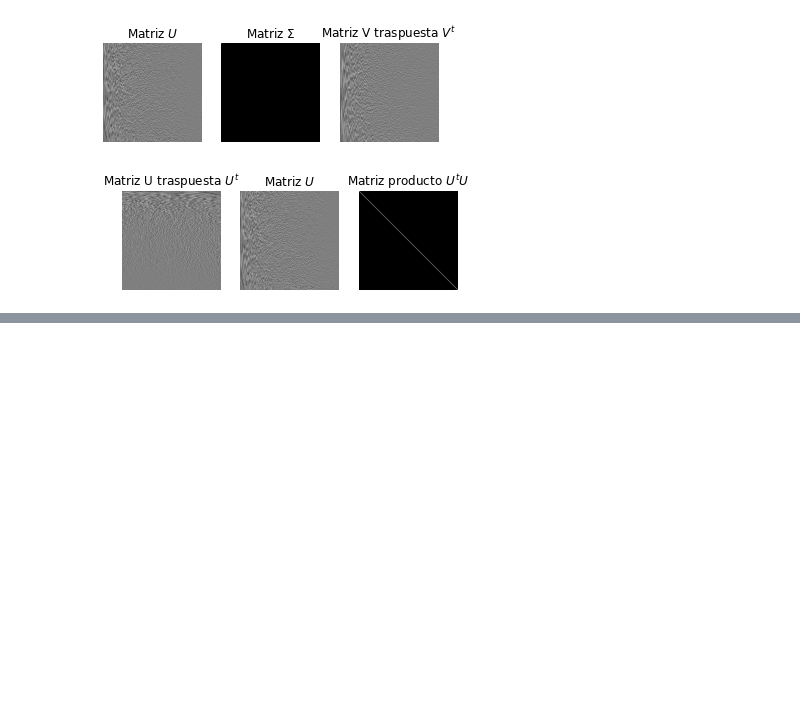
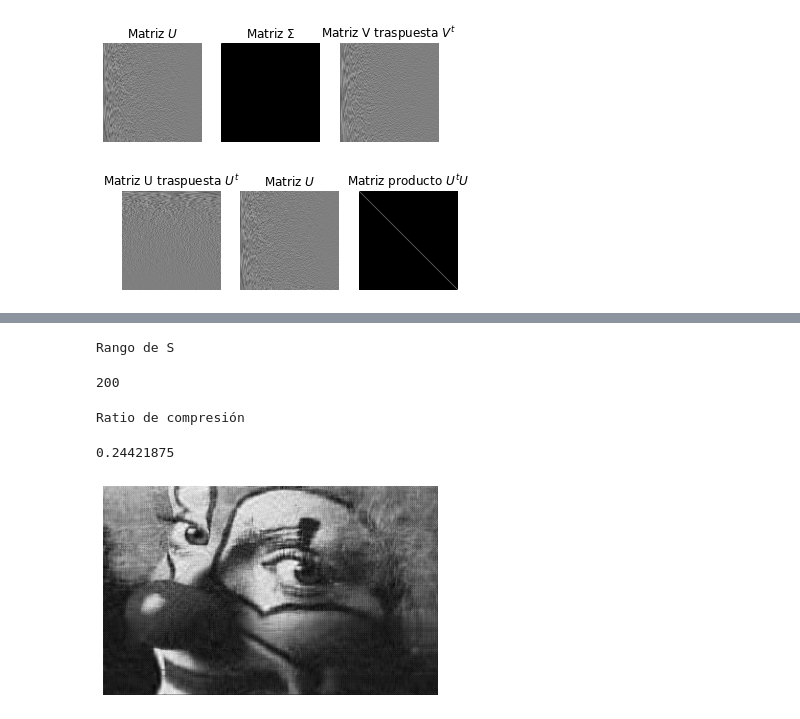
Before and after one commit to rollervan/FunMat, a Jupyter notebook: Codes/Clase IV.ipynb, the cells around one changed output, grey strips where cells are left out. Saved outputs shown, nothing was run; the diff lists cells and outputs as text; code cells hidden in the pictures; blank space fills up the shorter version.

```diff
--- a/Codes/Clase IV.ipynb
+++ b/Codes/Clase IV.ipynb
@@ -270,0 +553,28 @@ $\displaystyle \left[\begin{matrix}1.0 $\epsilon$ + 2.0 & 3.0\\3.0 & 1.0 $\epsil
+# %%
+# fijo el numero de modos retenidos
+
+r = 30
+U_red = U[:,0:r]
+S_red = Smat[0:r,0:r]
+V_red = V[0:r,:]
+rango = Matrix(Smat).rank()
+print('Rango de S')
+display(rango)
+
+X_red = np.matmul(U_red, np.matmul(S_red, V_red))
+
+size_orig = m*n
+size_red = r*(m+n+1)
+ratio_compression = r*(m+n+1)/(m*n) # me da el porcentaje retenido
+print('Ratio de compresión')
+display(ratio_compression)
+
+plt.imshow(X_red, cmap='gray')
+plt.axis('off')
+plt.show()
+# %% [output]
+Rango de S
+200
+Ratio de compresión
+0.24421875
+[figure, added]
```
Also changed, not shown: parts of 49 cells of this notebook.
